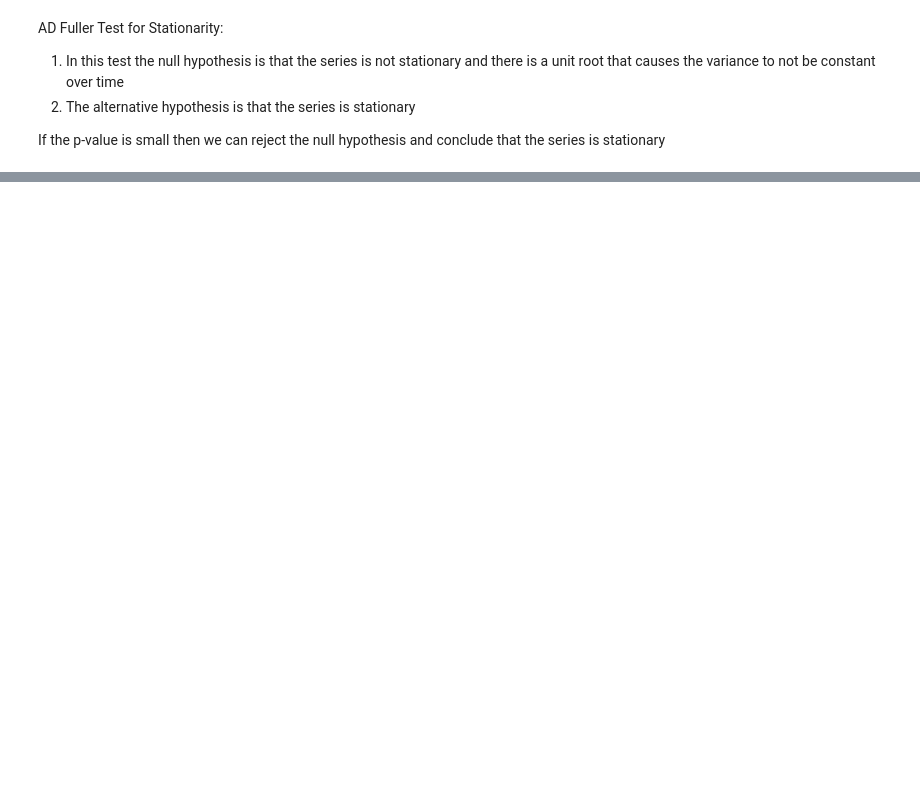
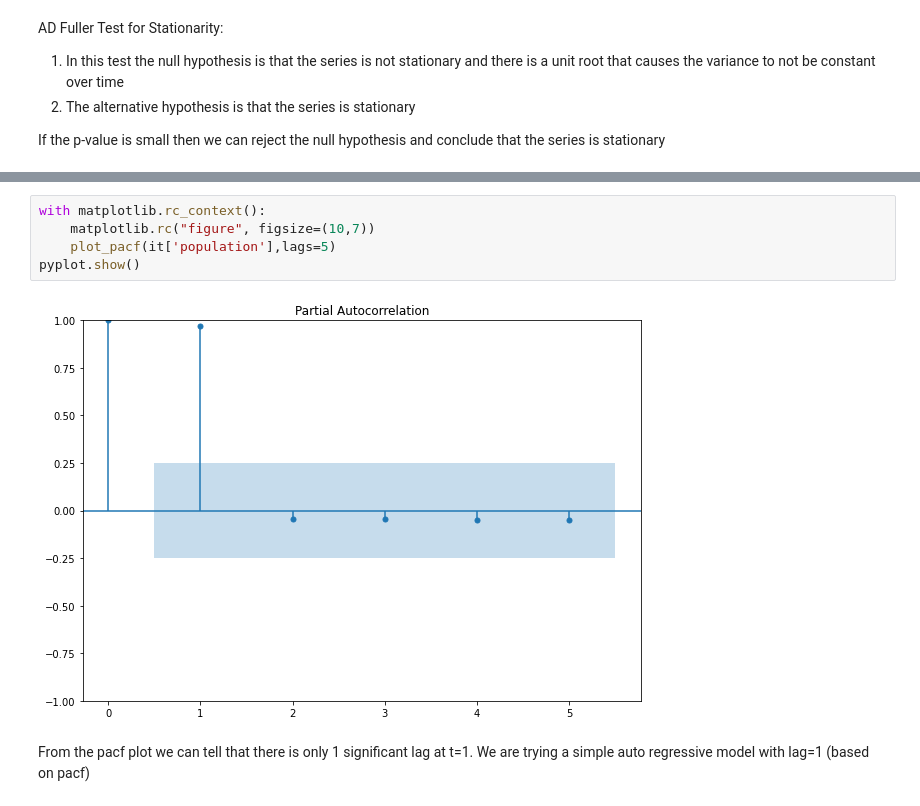
Before and after one commit to anusreeb/Experiments, a Jupyter notebook: population_time_series/population_of_india_time_series.ipynb, the cells around one changed output, grey strips where cells are left out. Drawn from its saved outputs; the diff is of its cells as text; blank space fills up the shorter version.

```diff
--- a/population_time_series/population_of_india_time_series.ipynb
+++ b/population_time_series/population_of_india_time_series.ipynb
@@ -67,0 +226,9 @@ result = sm.OLS(y, x).fit()
+# %%
+with matplotlib.rc_context():
+    matplotlib.rc("figure", figsize=(10,7))
+    plot_pacf(it['population'],lags=5)
+pyplot.show()
+# %% [output]
+[figure, added]
+# %% [markdown]
+From the pacf plot we can tell that there is only 1 significant lag at t=1. We are trying a simple auto regressive model with lag=1 (based on pacf)
```
Also changed, not shown: parts of 25 cells of this notebook.
